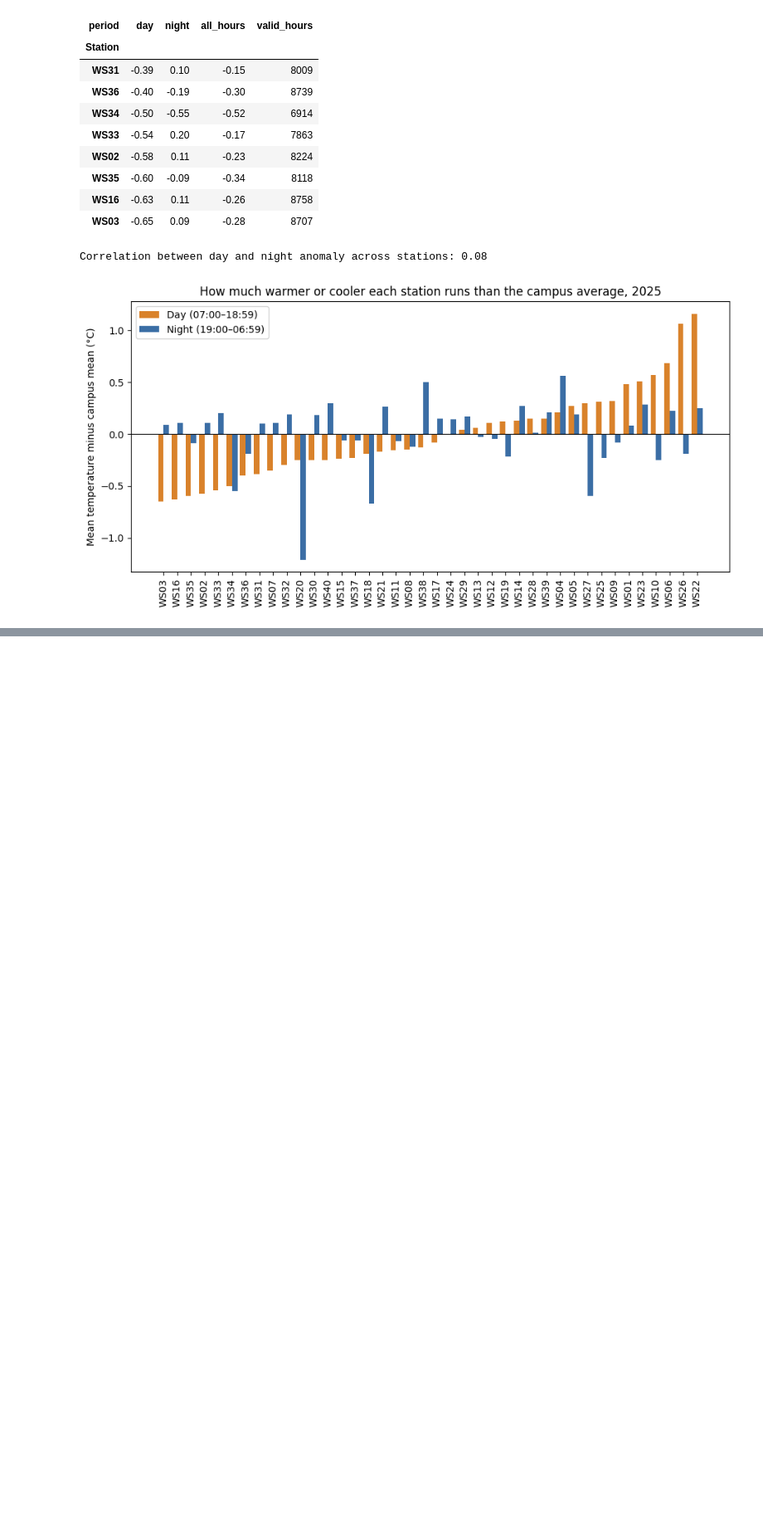
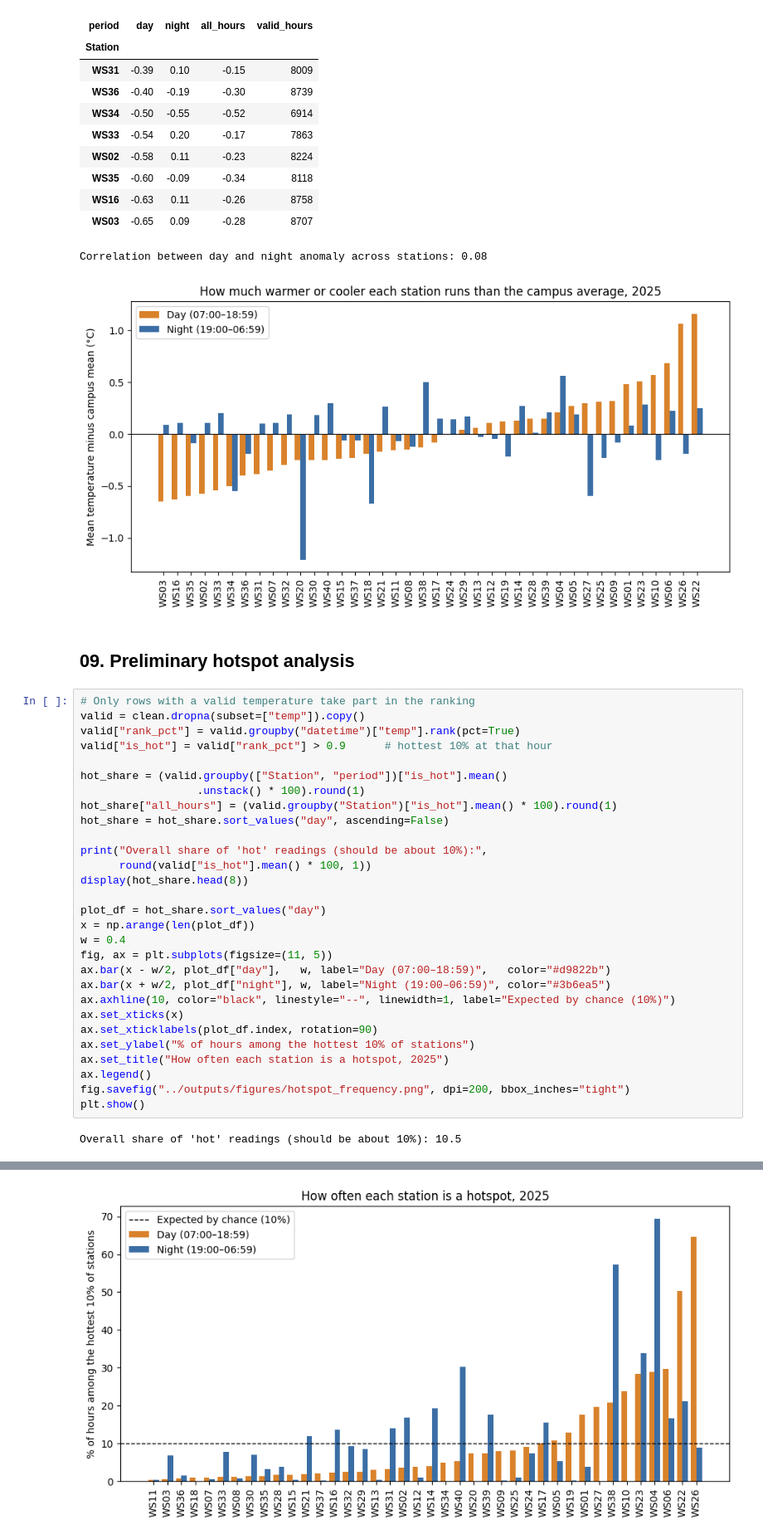
Before and after one commit to fabianhuang54/BPS5231-Spatial-Intelligence-for-Urban-Greening, a Jupyter notebook: notebooks/01_weather_eda.ipynb, the cells around one changed output, grey strips where cells are left out. Shown at 83% size. Cells and saved outputs as stored; diff of their text form; blank space fills up the shorter version.

Commit message:
Add preliminary hotspot frequency analysis
Co-Authored-By: Claude Sonnet 5.5 <noreply@anthropic.com>

```diff
--- a/notebooks/01_weather_eda.ipynb
+++ b/notebooks/01_weather_eda.ipynb
@@ -358,3 +358,36 @@ plt.show()
 | WS03 | -0.65 | 0.09 | -0.28 | 8707 |
 Correlation between day and night anomaly across stations: 0.08
 [figure]
+# %% [markdown]
+## 09. Preliminary hotspot analysis
+# %%
+# Only rows with a valid temperature take part in the ranking
+valid = clean.dropna(subset=["temp"]).copy()
+valid["rank_pct"] = valid.groupby("datetime")["temp"].rank(pct=True)
+valid["is_hot"] = valid["rank_pct"] > 0.9      # hottest 10% at that hour
+
+hot_share = (valid.groupby(["Station", "period"])["is_hot"].mean()
+                  .unstack() * 100).round(1)
+hot_share["all_hours"] = (valid.groupby("Station")["is_hot"].mean() * 100).round(1)
+hot_share = hot_share.sort_values("day", ascending=False)
+
+print("Overall share of 'hot' readings (should be about 10%):",
+      round(valid["is_hot"].mean() * 100, 1))
+display(hot_share.head(8))
+
+plot_df = hot_share.sort_values("day")
+x = np.arange(len(plot_df))
+w = 0.4
+fig, ax = plt.subplots(figsize=(11, 5))
+ax.bar(x - w/2, plot_df["day"],   w, label="Day (07:00–18:59)",   color="#d9822b")
+ax.bar(x + w/2, plot_df["night"], w, label="Night (19:00–06:59)", color="#3b6ea5")
+ax.axhline(10, color="black", linestyle="--", linewidth=1, label="Expected by chance (10%)")
+ax.set_xticks(x)
+ax.set_xticklabels(plot_df.index, rotation=90)
+ax.set_ylabel("% of hours among the hottest 10% of stations")
+ax.set_title("How often each station is a hotspot, 2025")
+ax.legend()
+fig.savefig("../outputs/figures/hotspot_frequency.png", dpi=200, bbox_inches="tight")
+plt.show()
+# %% [output]
+Overall share of 'hot' readings (should be about 10%): 10.5
@@ -360,0 +404 @@ Correlation between day and night anomaly across stations: 0.08
+[figure, added]
```
Also changed, not shown: parts of 2 cells of this notebook, 2 other files.
